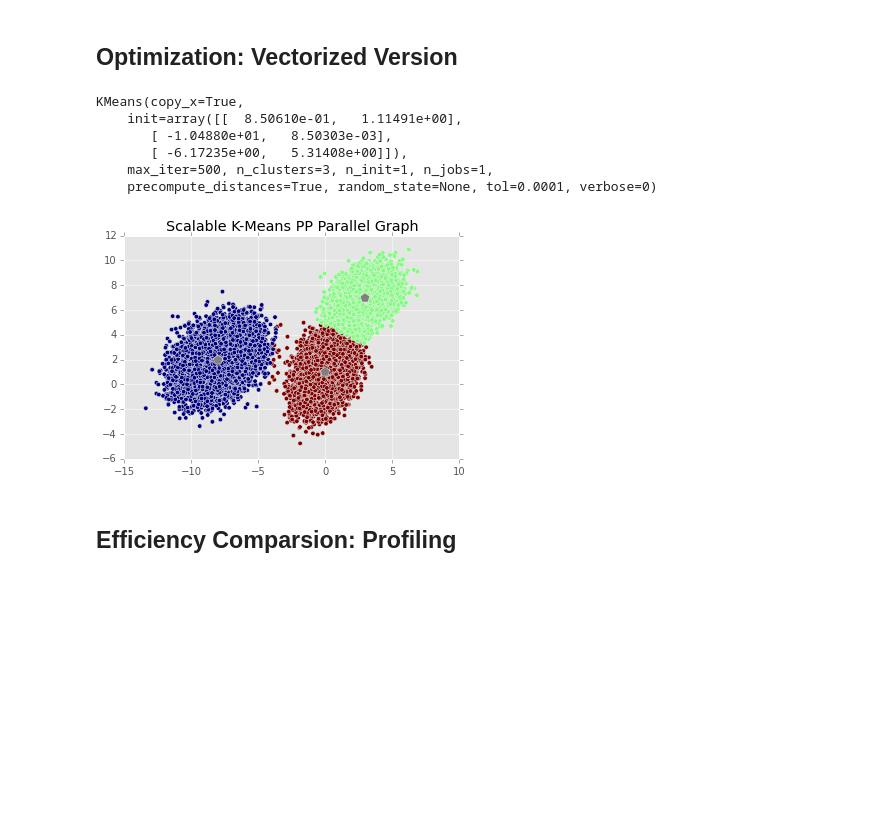
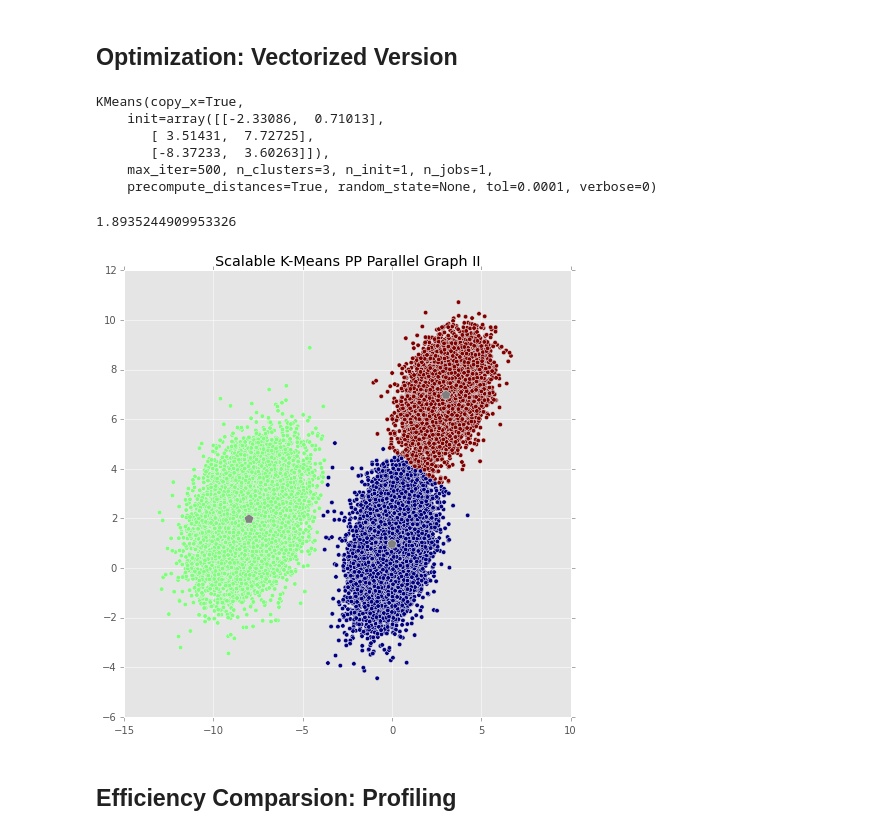
Before and after one commit to jtappler/ScalableKMeansPlusPlus, a Jupyter notebook: ScalableKMeansPlusPlus.ipynb, the cells around one changed output. Cells and saved outputs as stored; diff of their text form; code cells hidden in the pictures; blank space fills up the shorter version.

```diff
--- a/ScalableKMeansPlusPlus.ipynb
+++ b/ScalableKMeansPlusPlus.ipynb
@@ -230,11 +243,11 @@ We use "K-Means" and "K-Means++" methods from **sklearn.cluster.KMeans** package
 ### K-Means
 # %%
 import timeit
-data1 = SimulatedData.DataSimulation(100000)
-start = timeit.timeit()
+data1 = SimulatedData.DataSimulation(10000)
+start = timeit.default_timer()
 k = 3
 KMeans = sklearn.cluster.KMeans(n_clusters=3, init='random', n_init=10, max_iter=500, tol=0.0001)
 KMeans.fit(data1);
-end = timeit.timeit()
-print(end - start)
+elapsed = timeit.default_timer() - start
+print(elapsed)
 # %% [output]
@@ -282,7 +297,7 @@ The reason would be, the package algorithms using parallel. I will try to optimi
 # %% [markdown]
 ## Optimization:  Vectorized Version
 # %%
-class VectoredScalableKMeansPP(ScalableKMeansPP):
+class VectorizedScalableKMeansPP(ScalableKMeansPP):
     def __init__(self, data, k, l):
         ScalableKMeansPP.__init__(self, data, k, l)
 
@@ -290,12 +305,12 @@ class VectoredScalableKMeansPP(ScalableKMeansPP):
         N = data.__len__()
         # 1. Sample one point uniformly at random from X
         c = data[np.random.choice(range(data.shape[0]),1), :]
-        data2 = data[:,np.newaxis,:]
+        data__ = data[:,np.newaxis,:]
         # 2. To Cost function
         phi = ScalableKMeansPP.CostFunction(c, data)
         # 3. Looping
         for i in range(np.ceil(np.log(phi)).astype(int)):
-            d2 = (data2 - c) ** 2
+            d2 = (data__ - c) ** 2
             distance = np.sum(d2, axis=2)
             cMini = np.zeros(distance.shape)
             cMini[range(distance.shape[0]), np.argmin(distance, axis=1)] = 1
@@ -308,7 +323,7 @@ class VectoredScalableKMeansPP(ScalableKMeansPP):
                     c = np.vstack([c, cPrime])
         # End looping
         # 7. For x in C, set w_x to be the number of pts closest to X
-        d2 = (data2 - c) ** 2
+        d2 = (data__ - c) ** 2
         distance = np.sum(d2, axis=2)
         cMini = np.zeros(distance.shape)
         cMini[range(distance.shape[0]), np.argmin(distance, axis=1)] = 1
@@ -332,23 +347,29 @@ class VectoredScalableKMeansPP(ScalableKMeansPP):
         vKMeansPP.fit(data)
         return vKMeansPP
 # %%
-data = SimulatedData.DataSimulation(1000)
-VectoredScalableKMeansPP.KMeansParallel(data,3,6)
+data = SimulatedData.DataSimulation(10000)
+VectorizedScalableKMeansPP.KMeansParallel(data,3,6)
 # %% [output]
 KMeans(copy_x=True,
-    init=array([[  8.50610e-01,   1.11491e+00],
-       [ -1.04880e+01,   8.50303e-03],
-       [ -6.17235e+00,   5.31408e+00]]),
+    init=array([[-2.33086,  0.71013],
+       [ 3.51431,  7.72725],
+       [-8.37233,  3.60263]]),
     max_iter=500, n_clusters=3, n_init=1, n_jobs=1,
     precompute_distances=True, random_state=None, tol=0.0001, verbose=0)
 # %%
-KMeansPP2 = VectoredScalableKMeansPP.KMeansParallel(data=data, k=k, l=2*k);
+start = timeit.default_timer()
+KMeansPP2 = VectorizedScalableKMeansPP.KMeansParallel(data=data, k=k, l=2*k);
+elapsed = timeit.default_timer() - start
+print(elapsed)
 df = SimulatedData.AsDataFrame(data)
+plt.figure(figsize=(8, 8));
 plt.scatter(df.X,df.Y,c=KMeansPP2.labels_);
 plt.scatter(KMeansPP2.cluster_centers_[:,0],KMeansPP2.cluster_centers_[:,1], c='grey', s=100, marker=(5,0));
-plt.title("Scalable K-Means PP Parallel Graph");
+plt.title("Scalable K-Means PP Parallel Graph II");
+plt.show()
 # %% [output]
+1.8935244909953326
-[figure, old version]
+[figure, new version]
 # %% [markdown]
 ## Efficiency Comparsion: Profiling
 # %%
```
Also changed, not shown: parts of 14 cells of this notebook, 6 other files.
